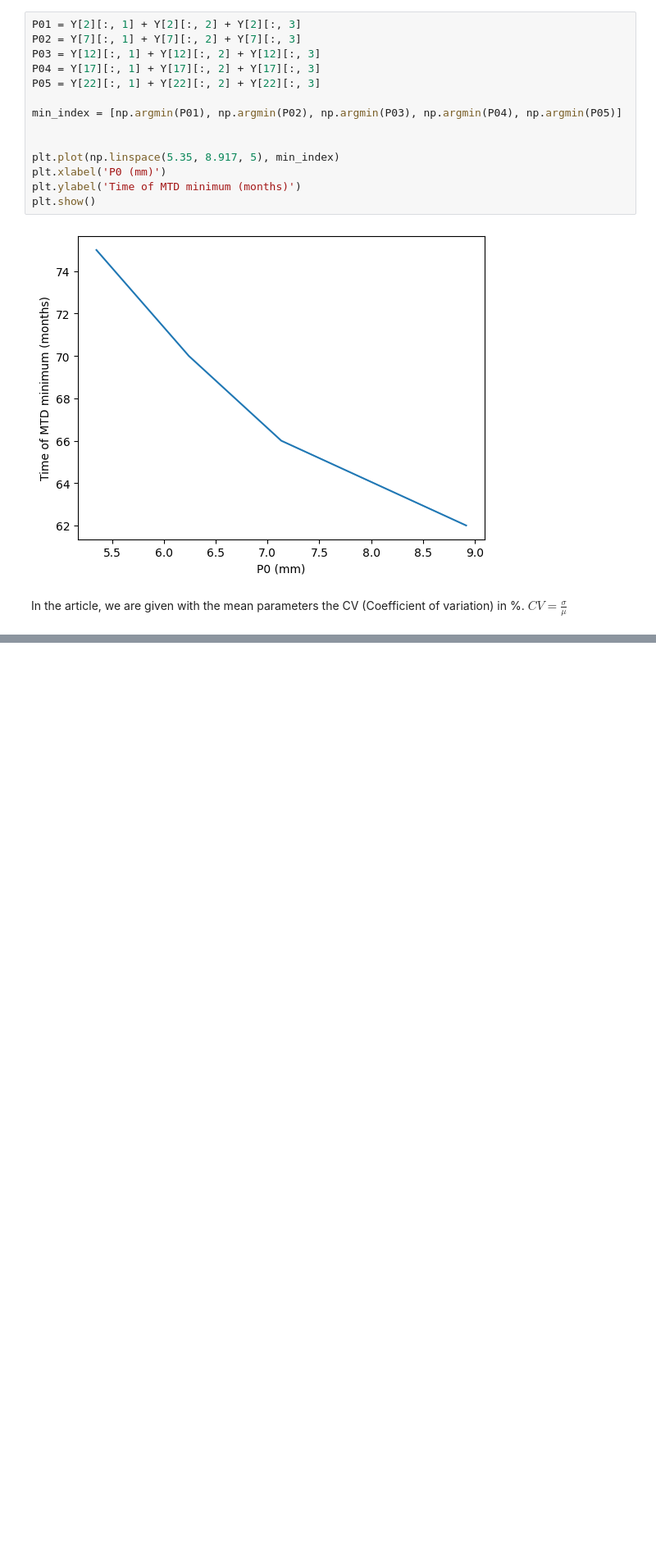
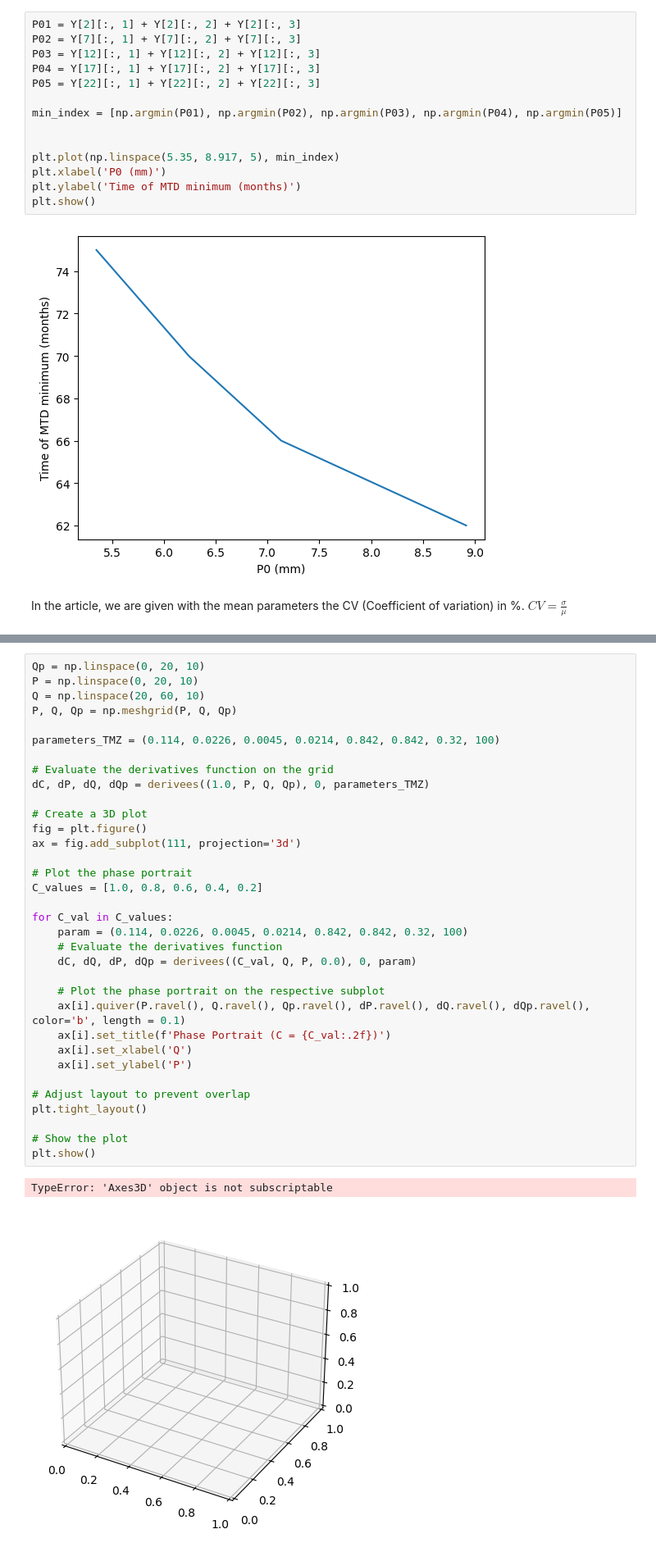
Before and after one commit to ambrejaeger/TP-M2, a Jupyter notebook: TP_parameters_exploration.ipynb, the cells around one changed output, grey strips where cells are left out. Shown at 82% size. Drawn from its saved outputs; the diff is of its cells as text; blank space fills up the shorter version.

```diff
--- a/TP_parameters_exploration.ipynb
+++ b/TP_parameters_exploration.ipynb
@@ -150,0 +219,37 @@ In the article, we are given with the mean parameters the CV (Coefficient of var
+# %%
+Qp = np.linspace(0, 20, 10)
+P = np.linspace(0, 20, 10)
+Q = np.linspace(20, 60, 10)
+P, Q, Qp = np.meshgrid(P, Q, Qp)
+
+parameters_TMZ = (0.114, 0.0226, 0.0045, 0.0214, 0.842, 0.842, 0.32, 100)
+
+# Evaluate the derivatives function on the grid
+dC, dP, dQ, dQp = derivees((1.0, P, Q, Qp), 0, parameters_TMZ)
+
+# Create a 3D plot
+fig = plt.figure()
+ax = fig.add_subplot(111, projection='3d')
+
+# Plot the phase portrait
+C_values = [1.0, 0.8, 0.6, 0.4, 0.2]
+
+for C_val in C_values:
+    param = (0.114, 0.0226, 0.0045, 0.0214, 0.842, 0.842, 0.32, 100)
+    # Evaluate the derivatives function
+    dC, dQ, dP, dQp = derivees((C_val, Q, P, 0.0), 0, param)
+
+    # Plot the phase portrait on the respective subplot
+    ax[i].quiver(P.ravel(), Q.ravel(), Qp.ravel(), dP.ravel(), dQ.ravel(), dQp.ravel(), color='b', length = 0.1)
+    ax[i].set_title(f'Phase Portrait (C = {C_val:.2f})')
+    ax[i].set_xlabel('Q')
+    ax[i].set_ylabel('P')
+
+# Adjust layout to prevent overlap
+plt.tight_layout()
+
+# Show the plot
+plt.show()
+# %% [output]
+TypeError: 'Axes3D' object is not subscriptable
+[figure, added]
```
Also changed, not shown: parts of 8 cells of this notebook, 1 other file.
